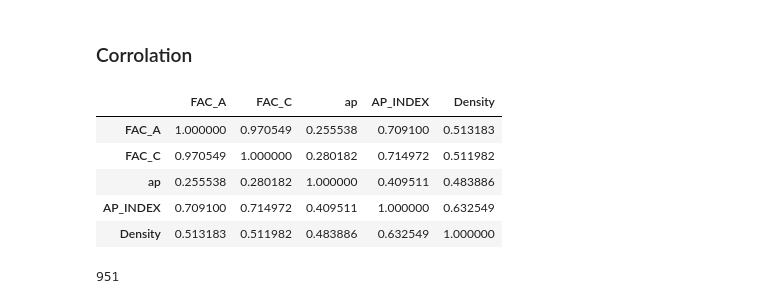
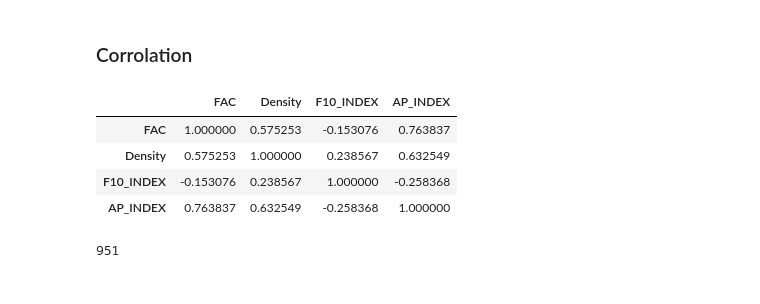
Before and after one commit to lupemba/bachelor, a Jupyter notebook: Plot_data.ipynb, the cells around one changed output. Cells and saved outputs as stored; diff of their text form; code cells hidden in the pictures.

```diff
--- a/Plot_data.ipynb
+++ b/Plot_data.ipynb
@@ -24,3 +12,7 @@ FACC.FAC.name= 'FAC_C'
+# %%
+FAC = pd.read_pickle('/home/simon/Desktop/Bachelor_project/data/pkl_files/FAC_filter.pkl')
+DNS = pd.read_pickle('/home/simon/Desktop/Bachelor_project/data/pkl_files/DNS.pkl')
+Half_orbit = pd.read_pickle('/home/simon/Desktop/Bachelor_project/data/pkl_files/half_orbit_and_omni.pkl')
 # %% [markdown]
 ### Plot the the data
 # %%
@@ -187,14 +188,13 @@ plt.show()
 # %% [markdown]
 ### Corrolation
 # %%
-Half_orbit.iloc[:,[0,1,2,6,3]].corr()
+Half_orbit.iloc[:,[0,1,6,4]].corr()
 # %% [output]
-|  | FAC_A | FAC_C | ap | AP_INDEX | Density |
-| FAC_A | 1.000000 | 0.970549 | 0.255538 | 0.709100 | 0.513183 |
-| FAC_C | 0.970549 | 1.000000 | 0.280182 | 0.714972 | 0.511982 |
-| ap | 0.255538 | 0.280182 | 1.000000 | 0.409511 | 0.483886 |
-| AP_INDEX | 0.709100 | 0.714972 | 0.409511 | 1.000000 | 0.632549 |
-| Density | 0.513183 | 0.511982 | 0.483886 | 0.632549 | 1.000000 |
+|  | FAC | Density | F10_INDEX | AP_INDEX |
+| FAC | 1.000000 | 0.575253 | -0.153076 | 0.763837 |
+| Density | 0.575253 | 1.000000 | 0.238567 | 0.632549 |
+| F10_INDEX | -0.153076 | 0.238567 | 1.000000 | -0.258368 |
+| AP_INDEX | 0.763837 | 0.632549 | -0.258368 | 1.000000 |
 # %%
 len(Half_orbit.FAC_A.values)
 # %% [output]
```
Also changed, not shown: parts of 25 cells of this notebook, 5 other files.
